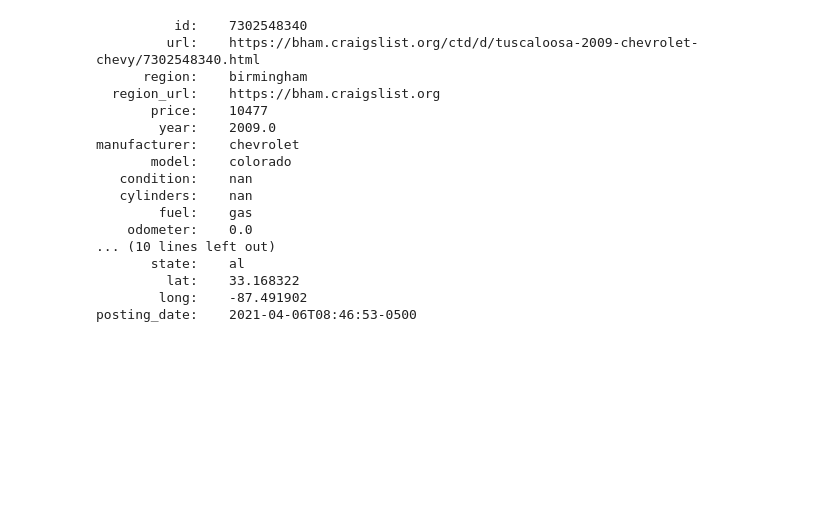
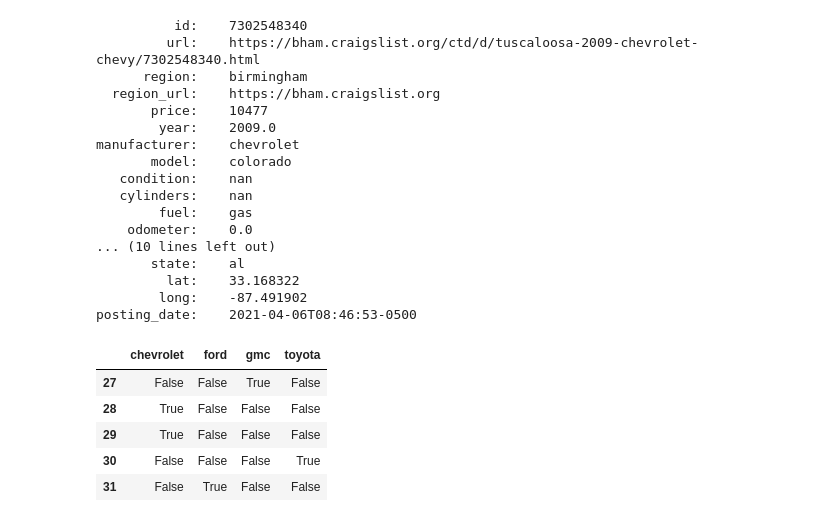
Before and after one commit to wetherc/data-2000, a Jupyter notebook: labs/040_linear-models-lab.ipynb, the cells around one changed output. Drawn from its saved outputs; the diff is of its cells as text; code cells hidden in the pictures; blank space fills up the shorter version.

```diff
--- a/labs/040_linear-models-lab.ipynb
+++ b/labs/040_linear-models-lab.ipynb
@@ -372,0 +371,9 @@ data = pd.concat([data, pd.get_dummies(data["manufacturer"])])
+# %%
+pd.get_dummies(data.loc[data["manufacturer"].notna(), "manufacturer"].head())
+# %% [output]
+|  | chevrolet | ford | gmc | toyota |
+| 27 | False | False | True | False |
+| 28 | True | False | False | False |
+| 29 | True | False | False | False |
+| 30 | False | False | False | True |
+| 31 | False | True | False | False |
```
Also changed, not shown: parts of 8 cells of this notebook.
